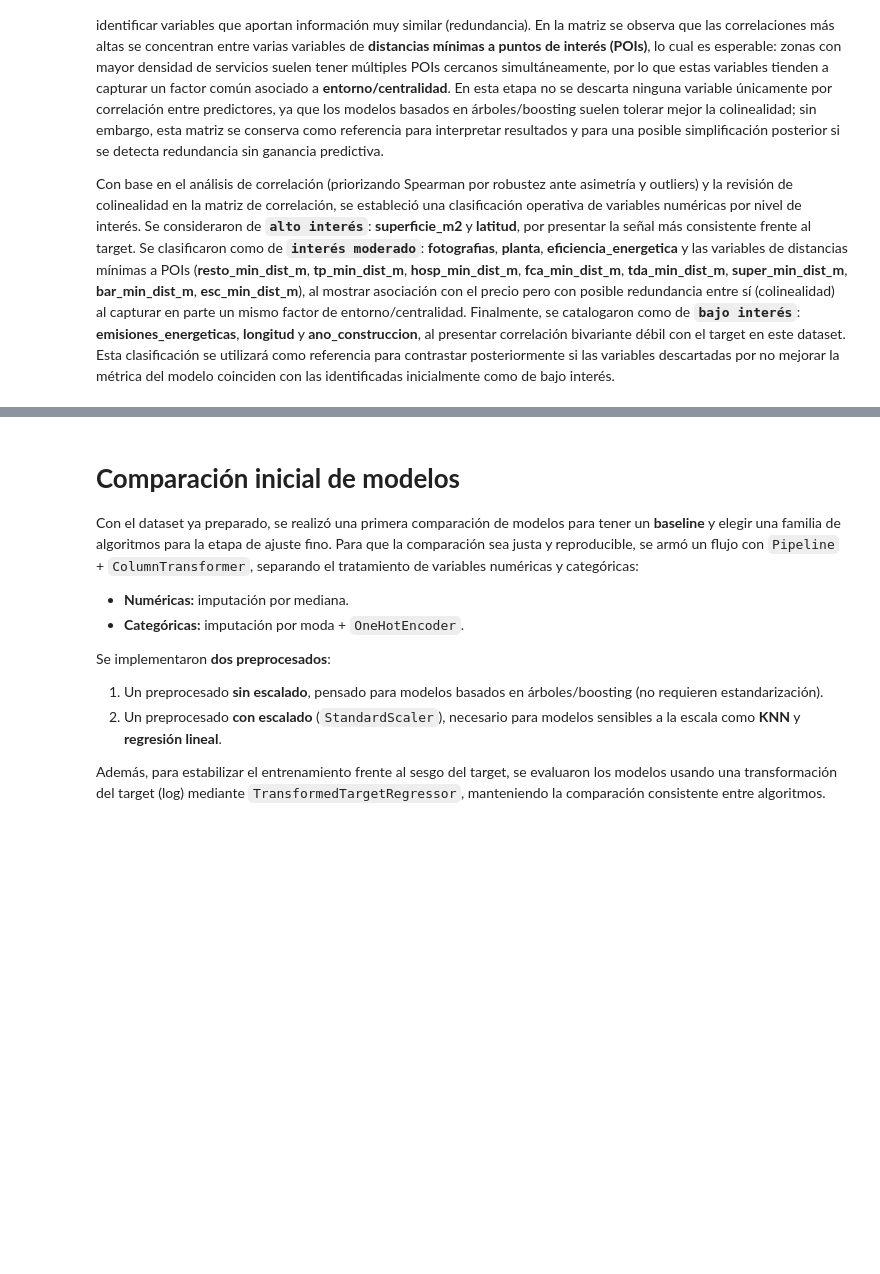
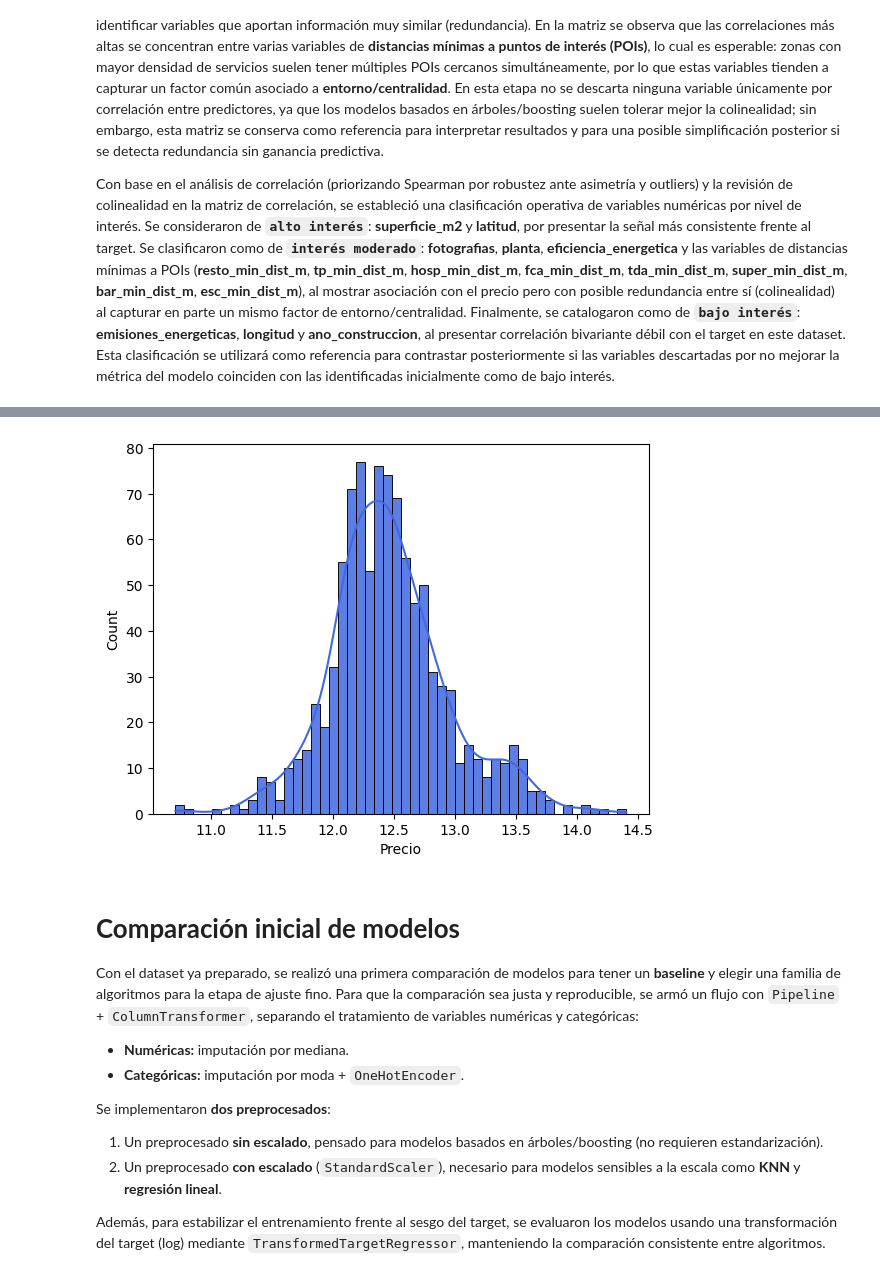
Before and after one commit to mrosm-dev/ML_Prediccion_Precio_Vivienda_Madrid, a Jupyter notebook: notebook_mili.ipynb, the cells around one changed output, grey strips where cells are left out. Saved outputs shown, nothing was run; the diff lists cells and outputs as text; code cells hidden in the pictures; blank space fills up the shorter version.

```diff
--- a/notebook_mili.ipynb
+++ b/notebook_mili.ipynb
@@ -599,3 +605,8 @@ Con base en el análisis de correlación (priorizando Spearman por robustez ante
+# %%
+sns.histplot(np.log(train_set['Precio']), bins=50, kde=True, color='royalblue', alpha=0.85)
+plt.show()
+# %% [output]
+[figure, added]
 # %% [markdown]
 # **Comparación inicial de modelos**
 
```
Also changed, not shown: parts of 2 cells of this notebook, 7 other files.
